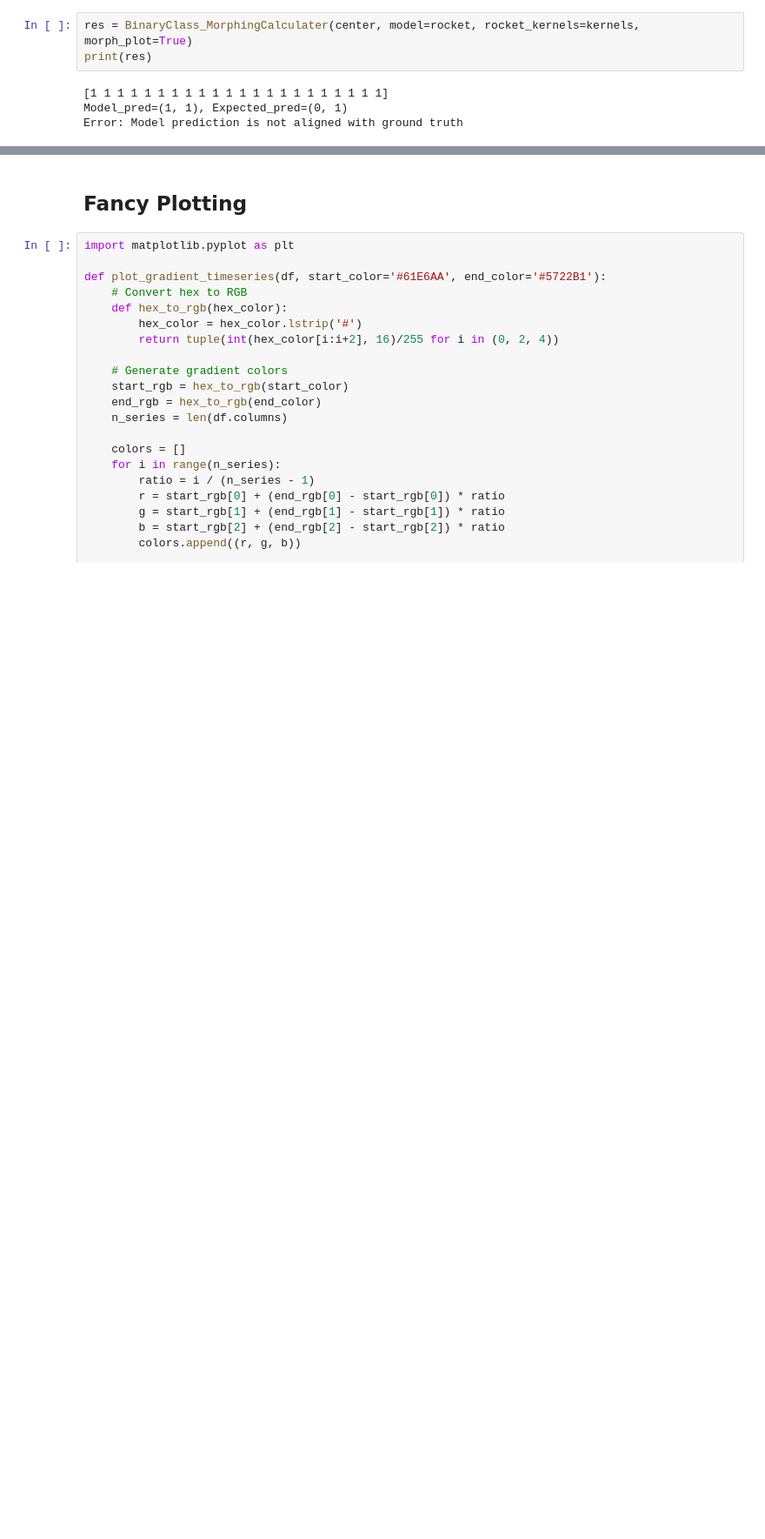
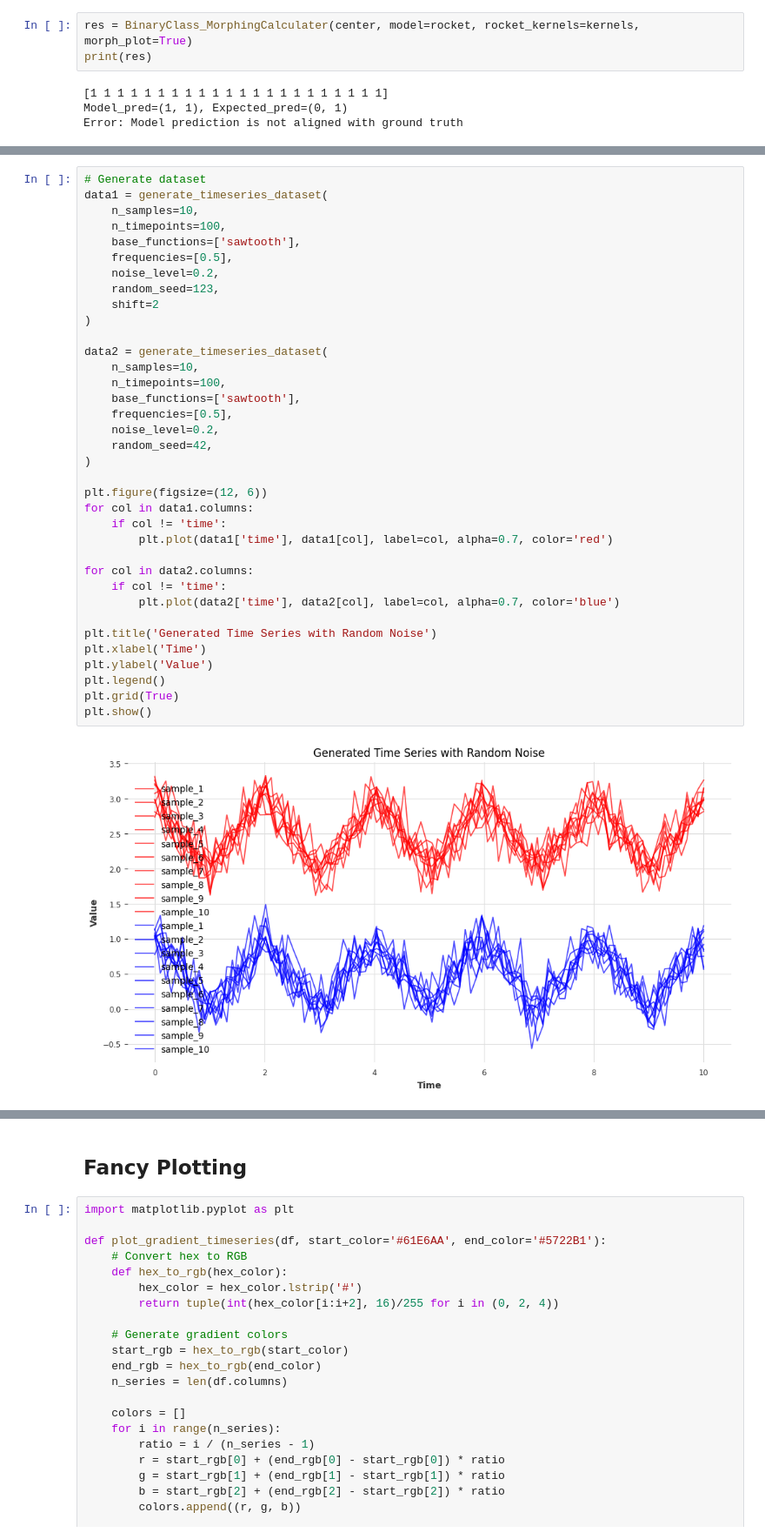
Before and after one commit to Nia3324/Morphing, a Jupyter notebook: main.ipynb, the cells around one changed output, grey strips where cells are left out. Shown at 87% size. Cells and saved outputs as stored; diff of their text form; blank space fills up the shorter version.

```diff
--- a/main.ipynb
+++ b/main.ipynb
@@ -517,0 +680,38 @@ Error: Model prediction is not aligned with ground truth
+# %%
+# Generate dataset
+data1 = generate_timeseries_dataset(
+    n_samples=10,
+    n_timepoints=100,
+    base_functions=['sawtooth'],
+    frequencies=[0.5],
+    noise_level=0.2,
+    random_seed=123,
+    shift=2
+)
+
+data2 = generate_timeseries_dataset(
+    n_samples=10,
+    n_timepoints=100,
+    base_functions=['sawtooth'],
+    frequencies=[0.5],
+    noise_level=0.2,
+    random_seed=42,
+)
+
+plt.figure(figsize=(12, 6))
+for col in data1.columns:
+    if col != 'time':
+        plt.plot(data1['time'], data1[col], label=col, alpha=0.7, color='red')
+
+for col in data2.columns:
+    if col != 'time':
+        plt.plot(data2['time'], data2[col], label=col, alpha=0.7, color='blue')
+
+plt.title('Generated Time Series with Random Noise')
+plt.xlabel('Time')
+plt.ylabel('Value')
+plt.legend()
+plt.grid(True)
+plt.show()
+# %% [output]
+[figure, added]
```
Also changed, not shown: parts of 12 cells of this notebook.
